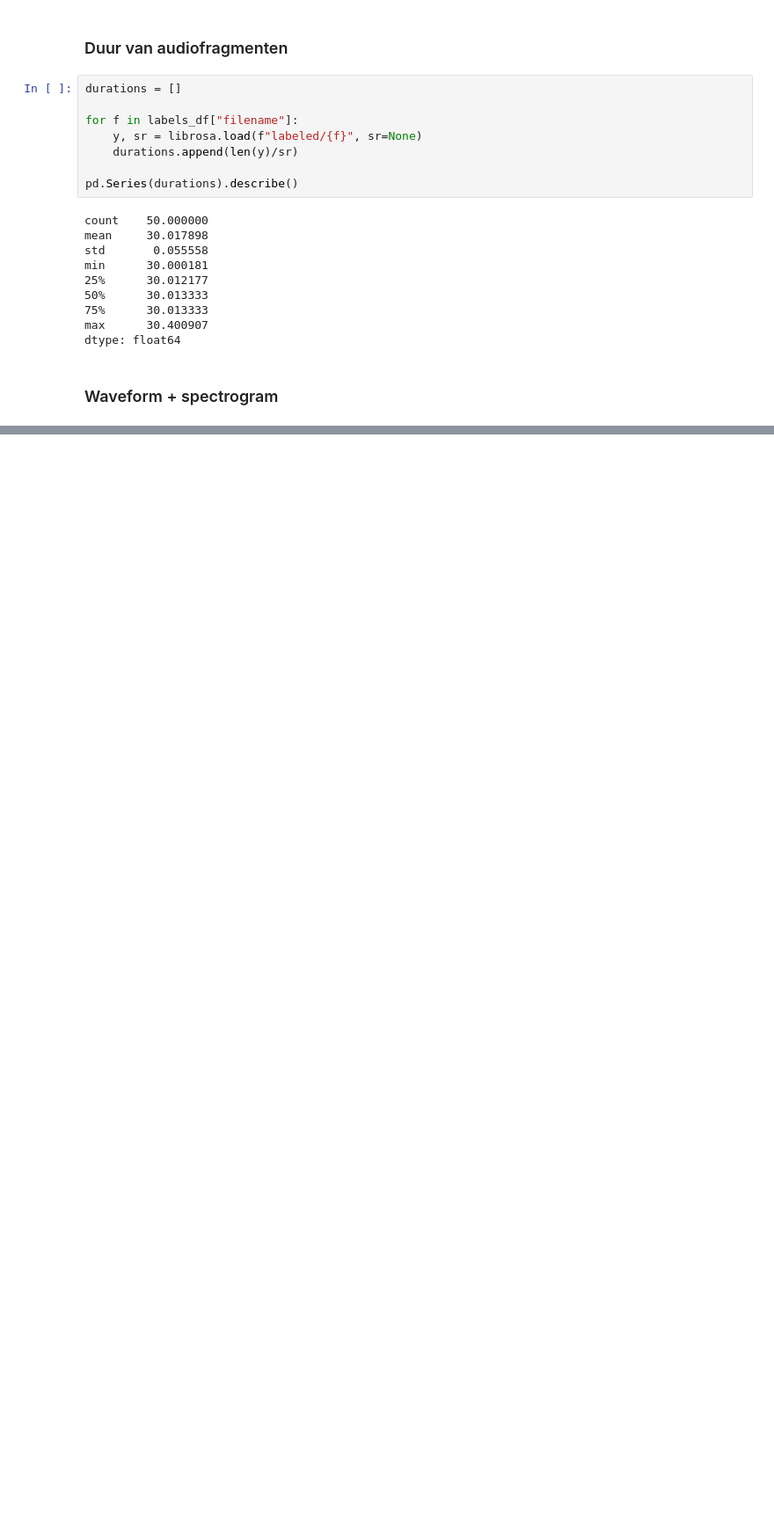
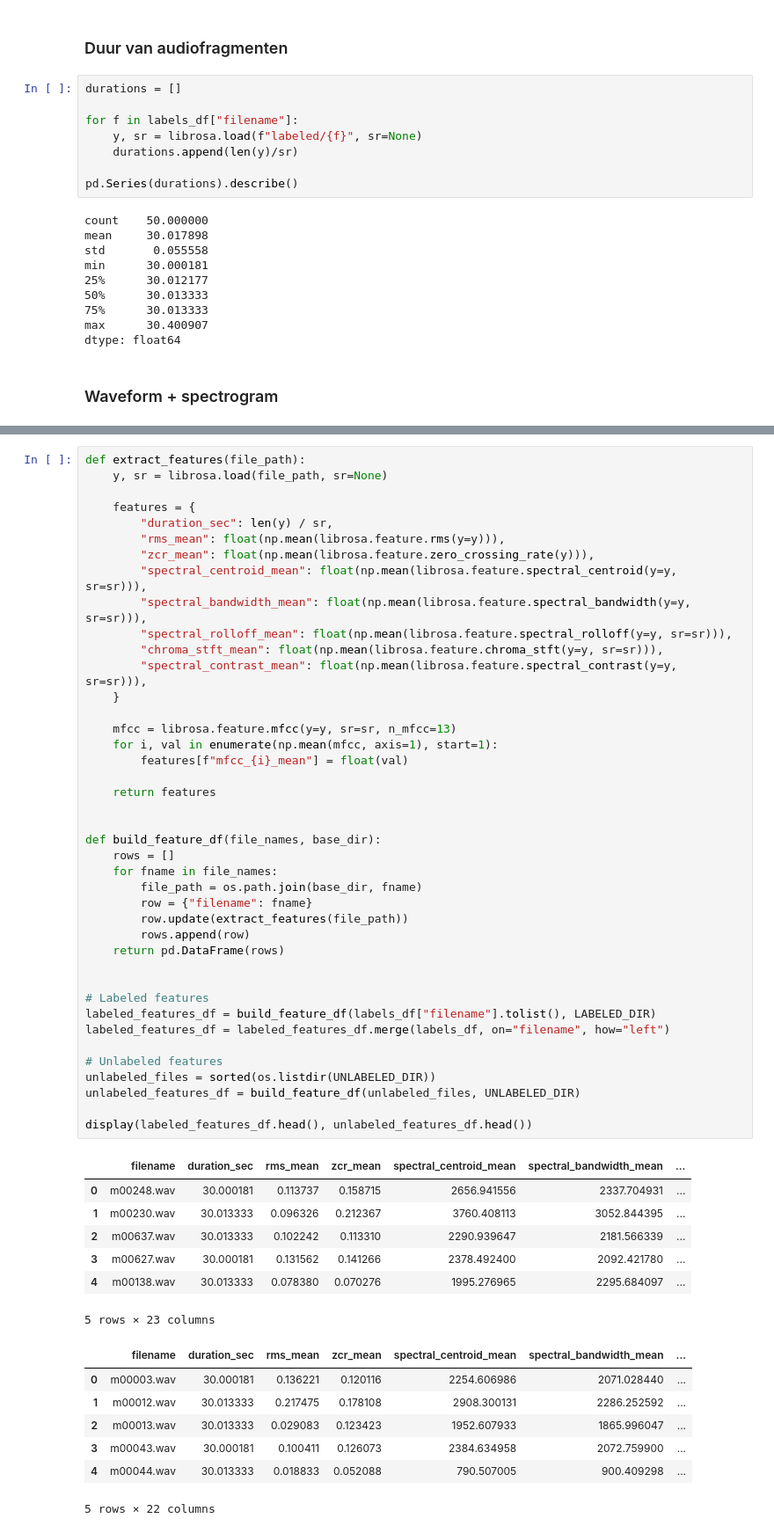
Before and after one commit to CaitlynAlyssa/MachineLearningGroep4, a Jupyter notebook: MLopdracht_3_groep4_meow.ipynb, the cells around one changed output, grey strips where cells are left out. Shown at 88% size. Drawn from its saved outputs; the diff is of its cells as text; blank space fills up the shorter version.

Commit message:
audio features per bestand dataframes gemaakt

```diff
--- a/MLopdracht_3_groep4_meow.ipynb
+++ b/MLopdracht_3_groep4_meow.ipynb
@@ -251,0 +275,56 @@ plt.show()
+# %%
+def extract_features(file_path):
+    y, sr = librosa.load(file_path, sr=None)
+
+    features = {
+        "duration_sec": len(y) / sr,
+        "rms_mean": float(np.mean(librosa.feature.rms(y=y))),
+        "zcr_mean": float(np.mean(librosa.feature.zero_crossing_rate(y))),
+        "spectral_centroid_mean": float(np.mean(librosa.feature.spectral_centroid(y=y, sr=sr))),
+        "spectral_bandwidth_mean": float(np.mean(librosa.feature.spectral_bandwidth(y=y, sr=sr))),
+        "spectral_rolloff_mean": float(np.mean(librosa.feature.spectral_rolloff(y=y, sr=sr))),
+        "chroma_stft_mean": float(np.mean(librosa.feature.chroma_stft(y=y, sr=sr))),
+        "spectral_contrast_mean": float(np.mean(librosa.feature.spectral_contrast(y=y, sr=sr))),
+    }
+
+    mfcc = librosa.feature.mfcc(y=y, sr=sr, n_mfcc=13)
+    for i, val in enumerate(np.mean(mfcc, axis=1), start=1):
+        features[f"mfcc_{i}_mean"] = float(val)
+
+    return features
+
+
+def build_feature_df(file_names, base_dir):
+    rows = []
+    for fname in file_names:
+        file_path = os.path.join(base_dir, fname)
+        row = {"filename": fname}
+        row.update(extract_features(file_path))
+        rows.append(row)
+    return pd.DataFrame(rows)
+
+
+# Labeled features
+labeled_features_df = build_feature_df(labels_df["filename"].tolist(), LABELED_DIR)
+labeled_features_df = labeled_features_df.merge(labels_df, on="filename", how="left")
+
+# Unlabeled features
+unlabeled_files = sorted(os.listdir(UNLABELED_DIR))
+unlabeled_features_df = build_feature_df(unlabeled_files, UNLABELED_DIR)
+
+display(labeled_features_df.head(), unlabeled_features_df.head())
+# %% [output]
+|  | filename | duration_sec | rms_mean | zcr_mean | spectral_centroid_mean | spectral_bandwidth_mean | ... |
+| 0 | m00248.wav | 30.000181 | 0.113737 | 0.158715 | 2656.941556 | 2337.704931 | ... |
+| 1 | m00230.wav | 30.013333 | 0.096326 | 0.212367 | 3760.408113 | 3052.844395 | ... |
+| 2 | m00637.wav | 30.013333 | 0.102242 | 0.113310 | 2290.939647 | 2181.566339 | ... |
+| 3 | m00627.wav | 30.000181 | 0.131562 | 0.141266 | 2378.492400 | 2092.421780 | ... |
+| 4 | m00138.wav | 30.013333 | 0.078380 | 0.070276 | 1995.276965 | 2295.684097 | ... |
+5 rows × 23 columns
+|  | filename | duration_sec | rms_mean | zcr_mean | spectral_centroid_mean | spectral_bandwidth_mean | ... |
+| 0 | m00003.wav | 30.000181 | 0.136221 | 0.120116 | 2254.606986 | 2071.028440 | ... |
+| 1 | m00012.wav | 30.013333 | 0.217475 | 0.178108 | 2908.300131 | 2286.252592 | ... |
+| 2 | m00013.wav | 30.013333 | 0.029083 | 0.123423 | 1952.607933 | 1865.996047 | ... |
+| 3 | m00043.wav | 30.000181 | 0.100411 | 0.126073 | 2384.634958 | 2072.759900 | ... |
+| 4 | m00044.wav | 30.013333 | 0.018833 | 0.052088 | 790.507005 | 900.409298 | ... |
+5 rows × 22 columns
```
Also changed, not shown: parts of 12 cells of this notebook.
